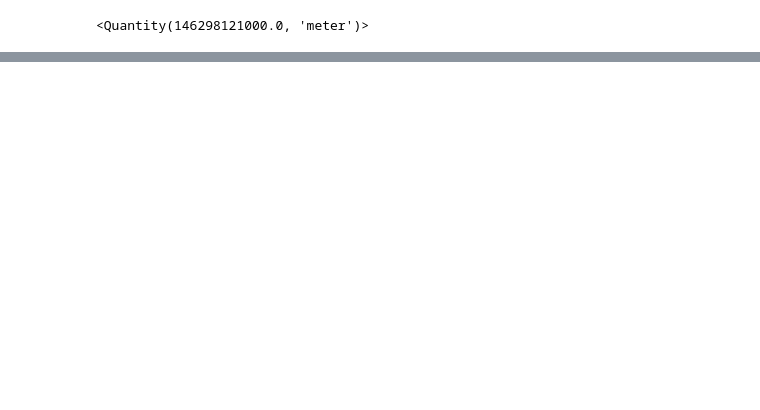
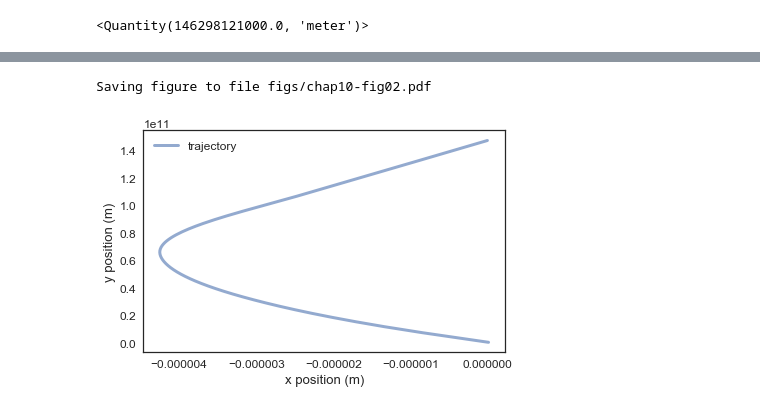
Before and after one commit to cwilklow/ModSimPy, a Jupyter notebook: code/orbit_homework.ipynb, the cells around one changed output, grey strips where cells are left out. Cells and saved outputs as stored; diff of their text form; code cells hidden in the pictures; blank space fills up the shorter version.

Commit message:
updating chap 22 and orbit homework

```diff
--- a/code/orbit_homework.ipynb
+++ b/code/orbit_homework.ipynb
@@ -249,0 +260,12 @@ decorate(xlabel='Time (day)',
+# %%
+def plot_trajectory(results):
+    plot(results.x, results.y, label='trajectory')
+
+    decorate(xlabel='x position (m)',
+             ylabel='y position (m)')
+
+plot_trajectory(results)
+savefig('figs/chap10-fig02.pdf')
+# %% [output]
+Saving figure to file figs/chap10-fig02.pdf
+[figure, added]
```
Also changed, not shown: parts of 8 cells of this notebook, 4 other files.
